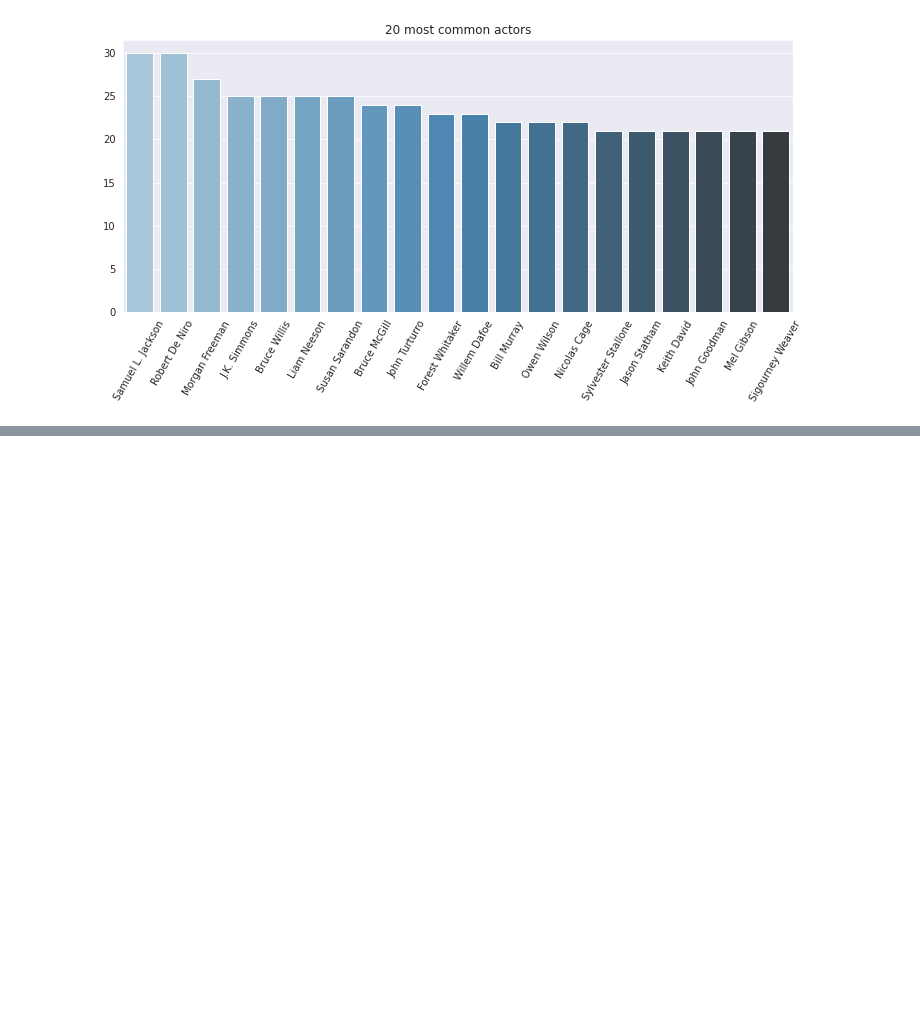
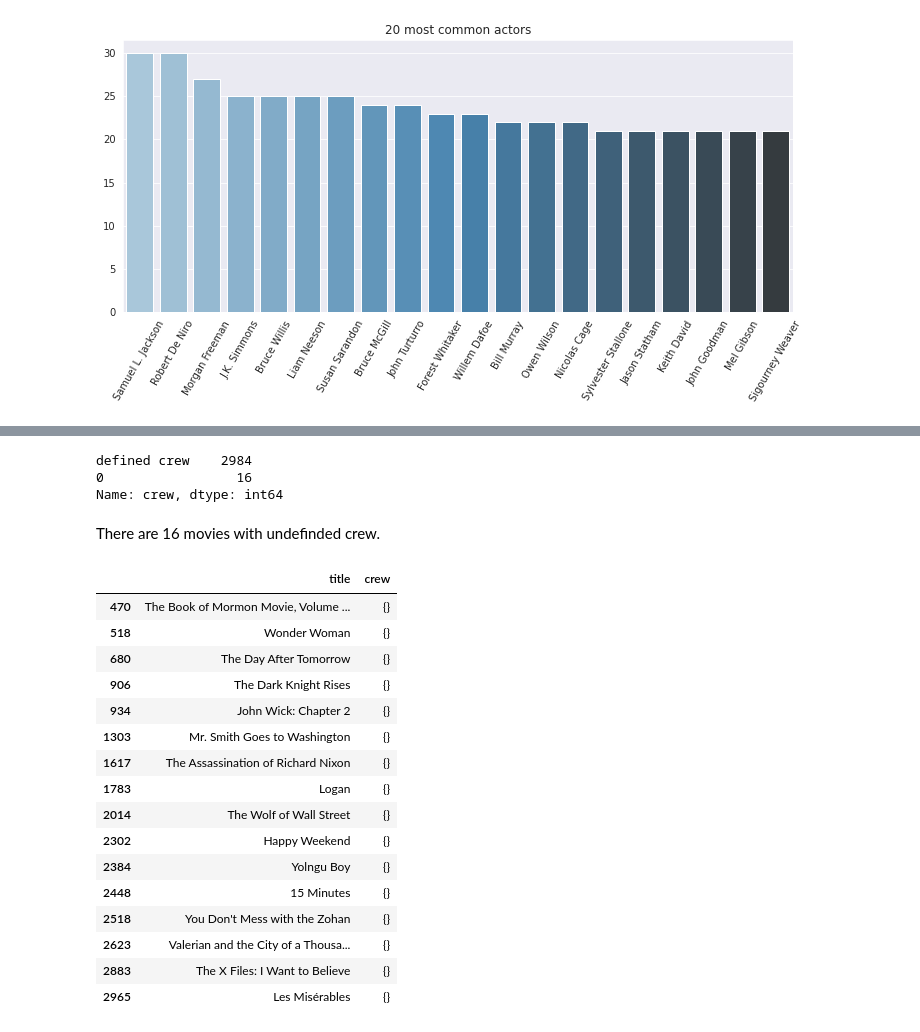
Before and after one commit to eRafaell/kaggle_tmdb_box_office_prediction, a Jupyter notebook: tmdb_box_office_prediction.ipynb, the cells around one changed output, grey strips where cells are left out. Cells and saved outputs as stored; diff of their text form; code cells hidden in the pictures; blank space fills up the shorter version.

```diff
--- a/tmdb_box_office_prediction.ipynb
+++ b/tmdb_box_office_prediction.ipynb
@@ -934,0 +979,31 @@ plt.show()
+# %%
+# checking in how many movies there are undefined crew
+train['crew'].apply(lambda x: len(x) if x == {} or x == [] else 'defined crew' ).value_counts()
+# %% [output]
+defined crew    2984
+0                 16
+Name: crew, dtype: int64
+# %% [markdown]
+There are 16 movies with undefinded crew.
+# %%
+# movies with no crew
+pd.DataFrame({'title': train['title'][(train['crew'].apply(lambda x: len(x) if x != {} else 0)) == 0],
+              'crew': train['crew'][(train['crew'].apply(lambda x: len(x) if x != {} else 0)) == 0]})
+# %% [output]
+|  | title | crew |
+| 470 | The Book of Mormon Movie, Volume ... | {} |
+| 518 | Wonder Woman | {} |
+| 680 | The Day After Tomorrow | {} |
+| 906 | The Dark Knight Rises | {} |
+| 934 | John Wick: Chapter 2 | {} |
+| 1303 | Mr. Smith Goes to Washington | {} |
+| 1617 | The Assassination of Richard Nixon | {} |
+| 1783 | Logan | {} |
+| 2014 | The Wolf of Wall Street | {} |
+| 2302 | Happy Weekend | {} |
+| 2384 | Yolngu Boy | {} |
+| 2448 | 15 Minutes | {} |
+| 2518 | You Don't Mess with the Zohan | {} |
+| 2623 | Valerian and the City of a Thousa... | {} |
+| 2883 | The X Files: I Want to Believe | {} |
+| 2965 | Les Misérables | {} |
```
Also changed, not shown: parts of 11 cells of this notebook.
